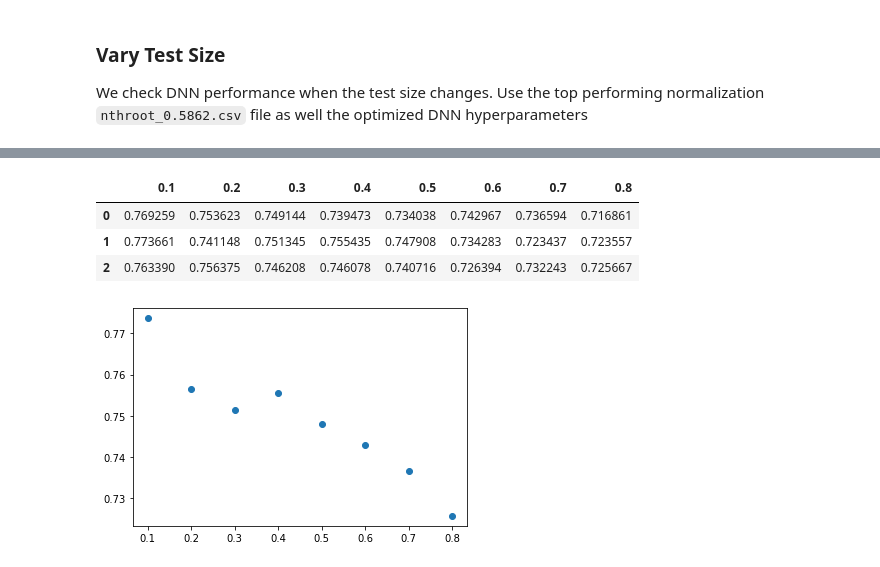
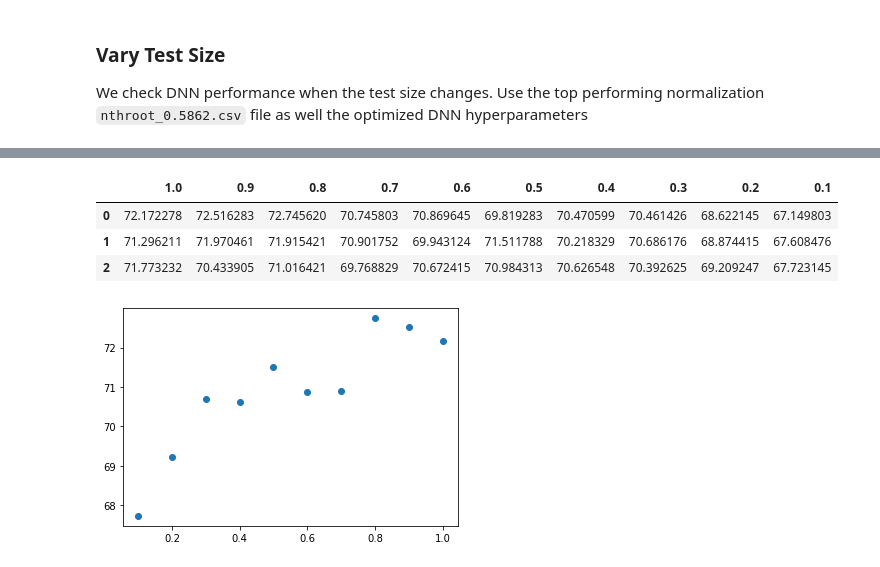
Before and after one commit to cae0027/Stellar-Blends, a Jupyter notebook: ce/neural-nets/nnet_max_all.ipynb, the cells around one changed output, grey strips where cells are left out. Cells and saved outputs as stored; diff of their text form; code cells hidden in the pictures.

Commit message:
limited data uses train instead of test sizes

```diff
--- a/ce/neural-nets/nnet_max_all.ipynb
+++ b/ce/neural-nets/nnet_max_all.ipynb
@@ -188,13 +203,13 @@ input_size = 100
 hidden_sizes = [70,64, 32]
 output_size = 1
 # test sizes
-test_sizes = [0.1, 0.2, 0.3, 0.4, 0.5, 0.6,0.7,0.8]
-accuracy = {i:[] for i in test_sizes}
+train_sizes = [1.0, 0.9, 0.8, 0.7, 0.6, 0.5,0.4,0.3,0.2,0.1]
+accuracy = {i:[] for i in train_sizes}
 
 dat = pd.read_csv('../../data/data-norm/max-pixel-all/nthroot_0.5862.csv')
 data = dat.iloc[:, 1:].values
 labels = dat.iloc[:, 0].values.reshape(-1, 1)
-for i, num in enumerate(test_sizes):
+for i, num in enumerate(train_sizes):
     # run couple of times
     for _ in range(3):
         model = DynamicBinaryClassifier(input_size, hidden_sizes, output_size)
@@ -205,7 +220,16 @@ for i, num in enumerate(test_sizes):
         batch_size = 128
 
         # Split the data into training and test sets
-        input_train, input_test, labels_train, labels_test = train_test_split(data, labels, test_size=num, random_state=42)
+        input_train, input_test, labels_train, labels_test = train_test_split(data, labels, train_size=0.2, random_state=42)
+        # get num percentage of training data
+        # train_size won't accept 1.0, resort to train size
+        temp_num=None
+        if num == 1.0:
+            temp_num = num
+            num = int(len(input_train)) - 1   # -1 to avoid empty tensor
+        input_train, _, labels_train, _ = train_test_split(input_train, labels_train, train_size=num, random_state=42)
+        if temp_num:
+            num = temp_num
 
         # Training
         trainer.train(input_train, labels_train, num_epochs=5000, batch_size=batch_size)
@@ -213,5 +237,5 @@ for i, num in enumerate(test_sizes):
         # Evaluation
         test_accuracy = trainer.evaluate(input_test, labels_test)
         print(f'Test Accuracy: {test_accuracy:.4f}')
-        accuracy[num].append(test_accuracy)
+        accuracy[num].append(test_accuracy*100)
 # %% [output]
@@ -244,16 +268,16 @@ with open('../vary-test-size/DNN-accuracy-new.pickle', 'rb') as handle:
 accuracies = pd.DataFrame(accuracies)
 accuracies
 # %% [output]
-|  | 0.1 | 0.2 | 0.3 | 0.4 | 0.5 | 0.6 | 0.7 | 0.8 |
-| 0 | 0.769259 | 0.753623 | 0.749144 | 0.739473 | 0.734038 | 0.742967 | 0.736594 | 0.716861 |
-| 1 | 0.773661 | 0.741148 | 0.751345 | 0.755435 | 0.747908 | 0.734283 | 0.723437 | 0.723557 |
-| 2 | 0.763390 | 0.756375 | 0.746208 | 0.746078 | 0.740716 | 0.726394 | 0.732243 | 0.725667 |
+|  | 1.0 | 0.9 | 0.8 | 0.7 | 0.6 | 0.5 | 0.4 | 0.3 | 0.2 | 0.1 |
+| 0 | 72.172278 | 72.516283 | 72.745620 | 70.745803 | 70.869645 | 69.819283 | 70.470599 | 70.461426 | 68.622145 | 67.149803 |
+| 1 | 71.296211 | 71.970461 | 71.915421 | 70.901752 | 69.943124 | 71.511788 | 70.218329 | 70.686176 | 68.874415 | 67.608476 |
+| 2 | 71.773232 | 70.433905 | 71.016421 | 69.768829 | 70.672415 | 70.984313 | 70.626548 | 70.392625 | 69.209247 | 67.723145 |
 # %%
 import numpy as np
 import pandas as pd
 import matplotlib.pyplot as plt
 
-plt.scatter(test_sizes, np.max(accuracies, axis=0).values)
+plt.scatter(train_sizes, np.max(accuracies, axis=0).values)
 plt.show()
 # %% [output]
-[figure, old version]
+[figure, new version]
```
Also changed, not shown: parts of 2 cells of this notebook, 3 other files.
